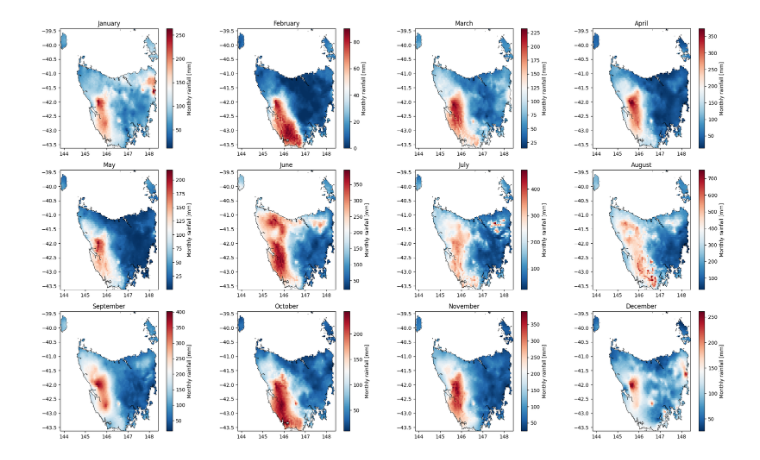
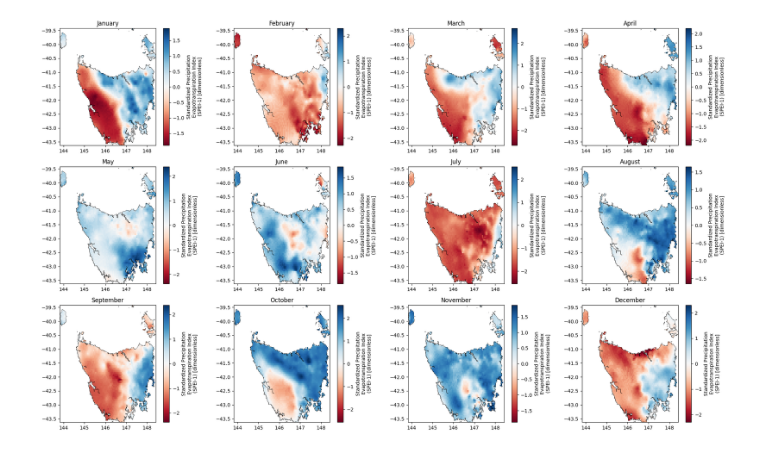
Before and after one commit to Jspcharles/Drought-Propagation, a Jupyter notebook: PP_C_monthly_conversion.ipynb, the cells around one changed output. Saved outputs shown, nothing was run; the diff lists cells and outputs as text; code cells hidden in the pictures.

```diff
--- a/PP_C_monthly_conversion.ipynb
+++ b/PP_C_monthly_conversion.ipynb
@@ -97,35 +127,35 @@ shapefile_path = r'Data\Tas_Shapefile\tasmania.shp'
 qld_shape = gpd.read_file(shapefile_path).to_crs("EPSG:4326")
 
 # === Open the monthly max temperature data for QLD ===
-ds = xr.open_dataset(r'Data\Climate Data\3. Tasmania_Monthly\Rainfall_tas_monthly\1991.monthly_rain_cropped_monthly.nc')
-monthly_rain = ds['monthly_rain']  # Adjust variable name as needed
+ds = xr.open_dataset(r'Data\Climate Data\3. Tasmania_Monthly\SPEI_tas_monthly\spei_1_2022.nc')
+monthly_rain = ds['spei_1']  # Adjust variable name as needed
 
 # === Create figure and axes for the plot ===
 fig, axes = plt.subplots(nrows=3, ncols=4, figsize=(20, 12))
 axes = axes.flatten()
 
 # === Plot each month with its own colorbar ===
 for i, month in enumerate(monthly_rain.time):
     ax = axes[i]
     data = monthly_rain.sel(time=month)
 
     # Plot with individual colorbar
-    data.plot(ax=ax, cmap='RdBu_r', add_colorbar=True)
+    data.plot(ax=ax, cmap='RdBu', add_colorbar=True)
 
     # Overlay region boundaries
     qld_shape.boundary.plot(ax=ax, color='black', linewidth=0.5, alpha=0.7)
 
     # Set the title
     ax.set_title(month.dt.strftime('%B').item())
     ax.set_xlabel('')
     ax.set_ylabel('')
 
 # === Remove unused axes if any ===
 for j in range(i+1, len(axes)):
     fig.delaxes(axes[j])
 
 # === Final layout ===
 plt.tight_layout()
 plt.show()
 # %% [output]
-[figure, old version]
+[figure, new version]
```
Also changed, not shown: parts of 3 cells of this notebook, 8 other files.
